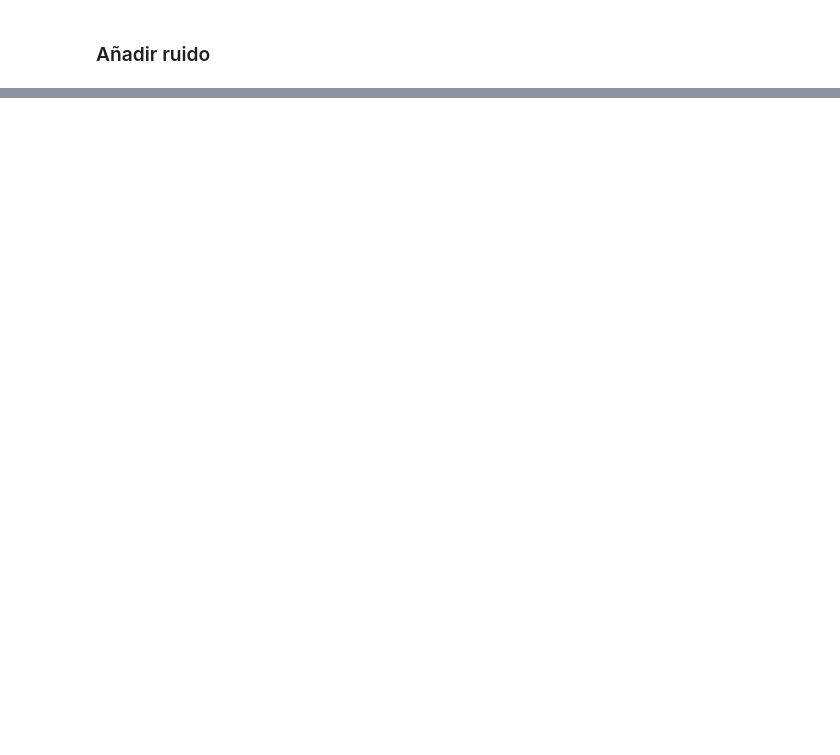
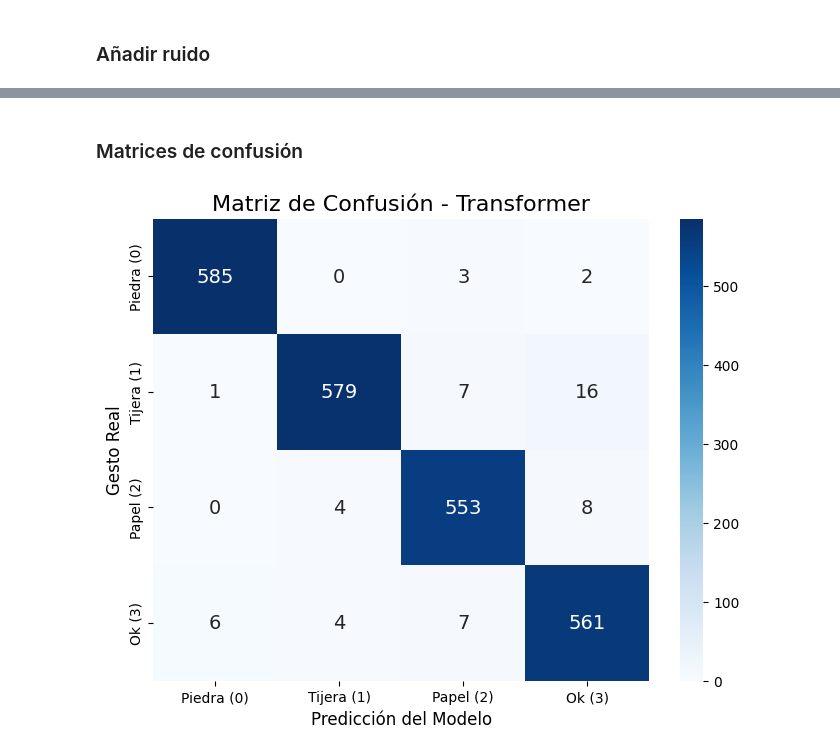
Before and after one commit to jfpm10-ua/Proyecto-AA-EMG_sensors, a Jupyter notebook: transformer.ipynb, the cells around one changed output, grey strips where cells are left out. Drawn from its saved outputs; the diff is of its cells as text; code cells hidden in the pictures; blank space fills up the shorter version.

```diff
--- a/transformer.ipynb
+++ b/transformer.ipynb
@@ -258,0 +307,17 @@ Tiempo de training: 234.06 s
+# %%
+class EMGTransformer_SinTiempo(nn.Module):
+    def __init__(self, input_size=8, d_model=32, nhead=4, num_layers=2, num_classes=4):
+        super(EMGTransformer_SinTiempo, self).__init__()
+        self.embedding = nn.Linear(input_size, d_model)
+
+        encoder_layer = nn.TransformerEncoderLayer(d_model=d_model, nhead=nhead, batch_first=True)
+        self.transformer_encoder = nn.TransformerEncoder(encoder_layer, num_layers=num_layers)
+        self.fc = nn.Linear(d_model, num_classes)
+
+    def forward(self, x):
+        x = self.embedding(x)
+        # Sin x = x + self.positional_encoding
+        x = self.transformer_encoder(x)
+        x = x.mean(dim=1)
+        x = self.fc(x)
+        return x
@@ -258,0 +420,31 @@ Tiempo de training: 234.06 s
+# %% [markdown]
+### Matrices de confusión
+# %%
+# Predicciones test
+model_ablation.eval()
+all_preds = []
+all_labels = []
+
+with torch.no_grad():
+    for batch_X, batch_y in test_loader:
+        outputs = model_ablation(batch_X)
+        _, predicted = torch.max(outputs.data, 1)
+        all_preds.extend(predicted.numpy())
+        all_labels.extend(batch_y.numpy())
+
+# Matriz
+cm = confusion_matrix(all_labels, all_preds)
+clases = ['Piedra (0)', 'Tijera (1)', 'Papel (2)', 'Ok (3)']
+
+# Grafica
+plt.figure(figsize=(8, 6))
+sns.heatmap(cm, annot=True, fmt='d', cmap='Blues',
+            xticklabels=clases, yticklabels=clases,
+            annot_kws={"size": 14})
+
+plt.title('Matriz de Confusión - Transformer', fontsize=16)
+plt.xlabel('Predicción del Modelo', fontsize=12)
+plt.ylabel('Gesto Real', fontsize=12)
+plt.show()
+# %% [output]
+[figure, added]
```
Also changed, not shown: parts of 26 cells of this notebook.
